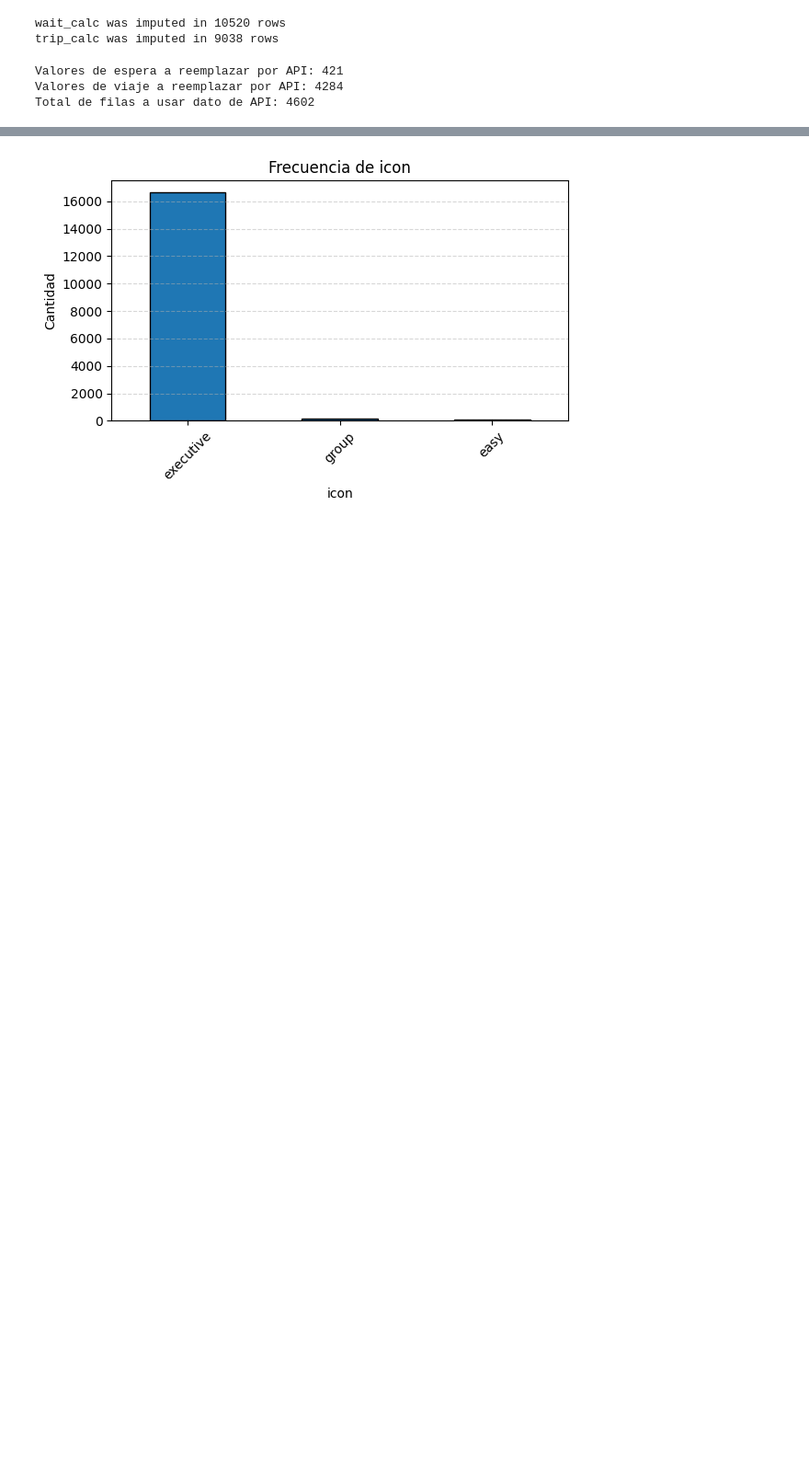
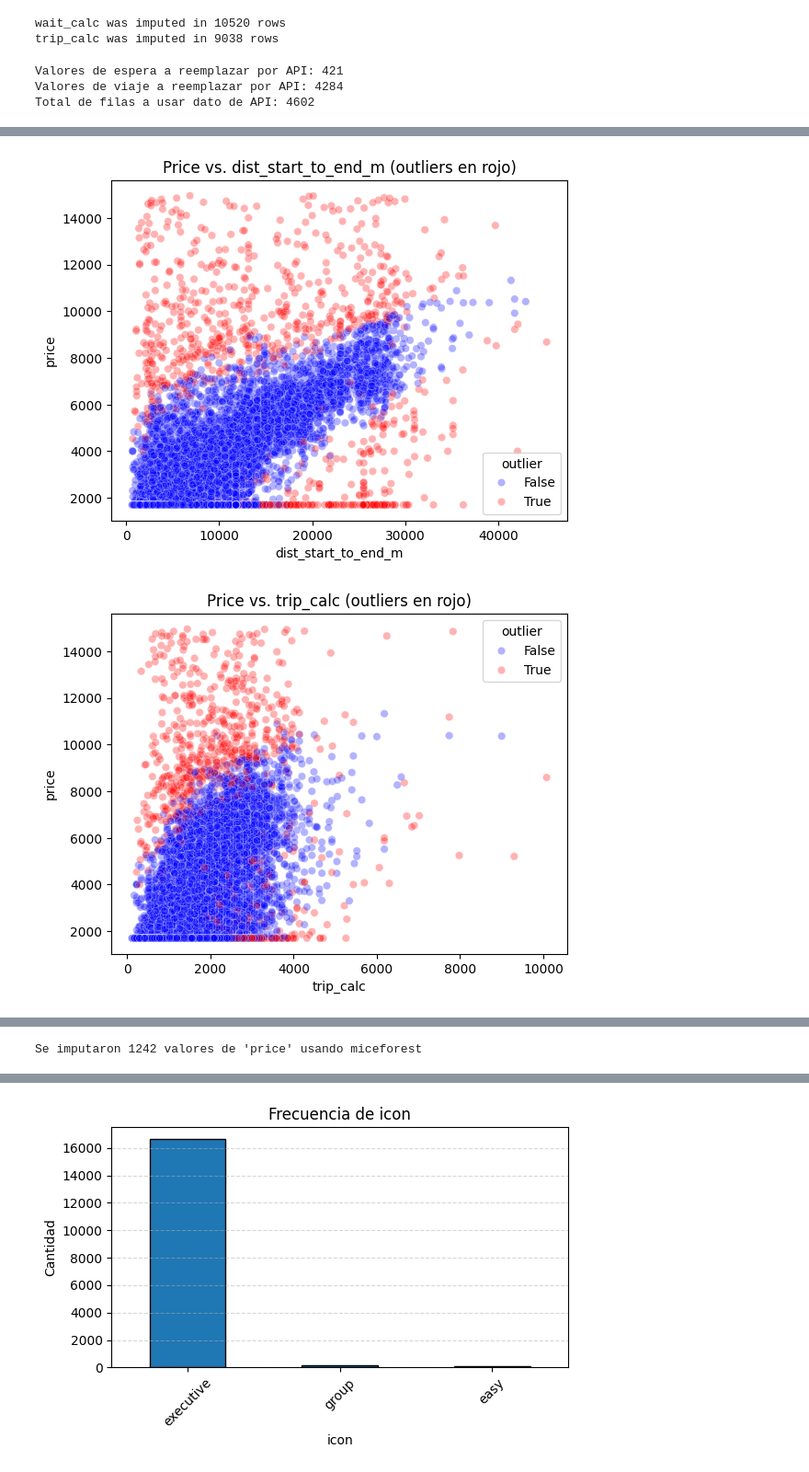
Before and after one commit to GeronimoFretes/analitica-descriptiva-tp, a Jupyter notebook: EDA.ipynb, the cells around one changed output, grey strips where cells are left out. Shown at 92% size. Cells and saved outputs as stored; diff of their text form; code cells hidden in the pictures; blank space fills up the shorter version.

Commit message:
Update EDA.ipynb: Tratamiento de outliers en el precio

```diff
--- a/EDA.ipynb
+++ b/EDA.ipynb
@@ -447,0 +558,11 @@ memory usage: 5.3+ MB
+# %%
+for var in X.columns :
+    sns.scatterplot(
+        data=df_mod, x=var, y='price',
+        hue='outlier', palette={False:'blue',True:'red'}, alpha=0.3
+    )
+    plt.title(f'Price vs. {var} (outliers en rojo)')
+    plt.show()
+# %% [output]
+[figure, added]
+[figure, added]
@@ -448 +584,25 @@ memory usage: 5.3+ MB
+# %%
+# 1) Variables significativas para imputar precio
+sig_vars = X.columns
+
+# 2) Preparamos DataFrame con esas variables + price
+cols = sig_vars.to_list() + ['price']
+df_price = df_drop[cols].copy().reset_index()
+
+# 4) Crear el kernel de imputación con miceforest
+kernel = mf.ImputationKernel(
+    data         = df_price,
+    random_state = 0
+)
+
+# 5) Ejecutar MICE por 5 iteraciones (puedes aumentar si quieres mayor convergencia)
+kernel.mice(iterations=50)
+
+# 6) Recuperar el dataset imputado
+imputed_df = kernel.complete_data(dataset=0)
+
+# 7) Reportar
+print(f"Se imputaron {df_drop.price.isna().sum()} valores de 'price' usando miceforest")
+# %% [output]
+Se imputaron 1242 valores de 'price' usando miceforest
 # %%
```
Also changed, not shown: parts of 21 cells of this notebook.
